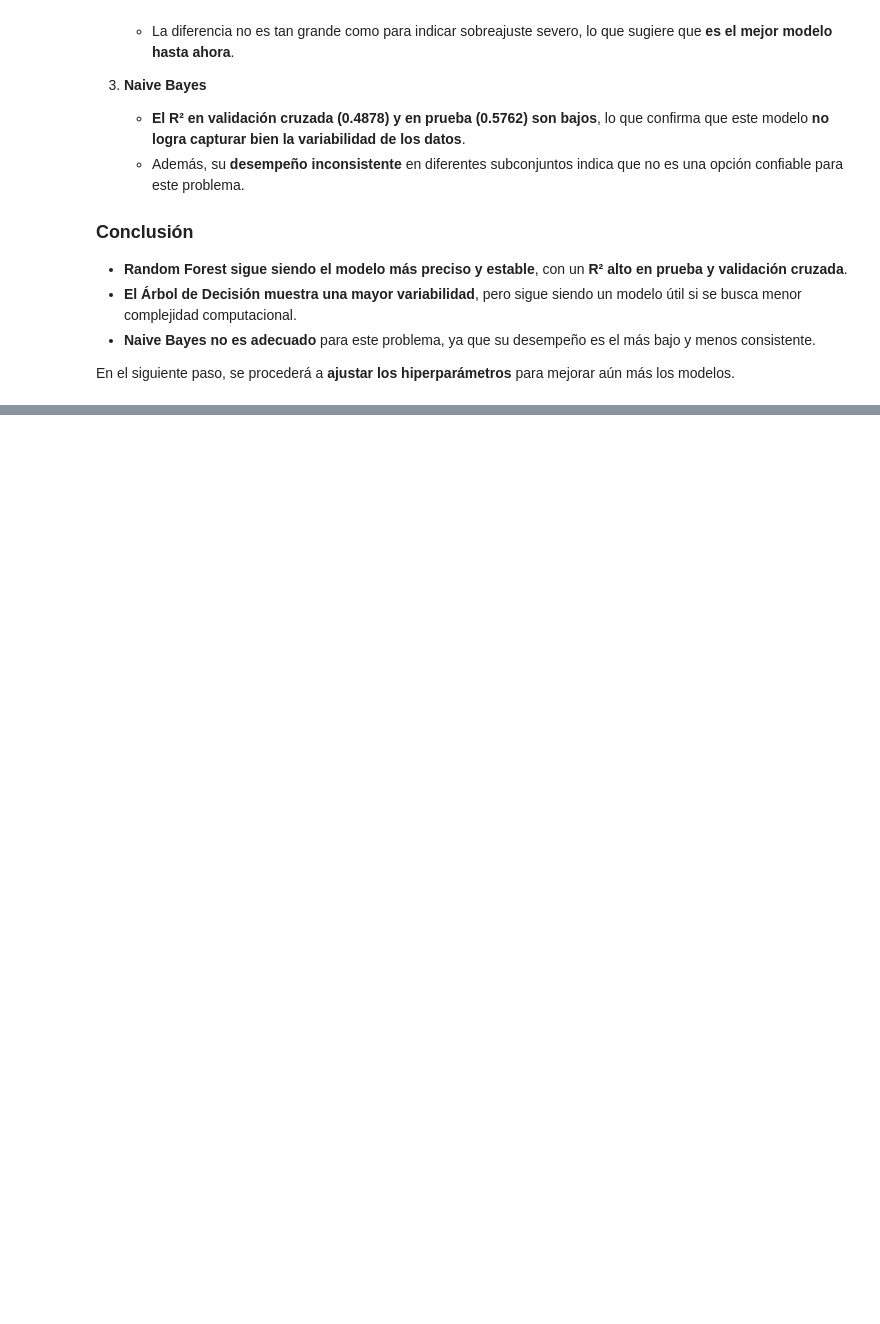
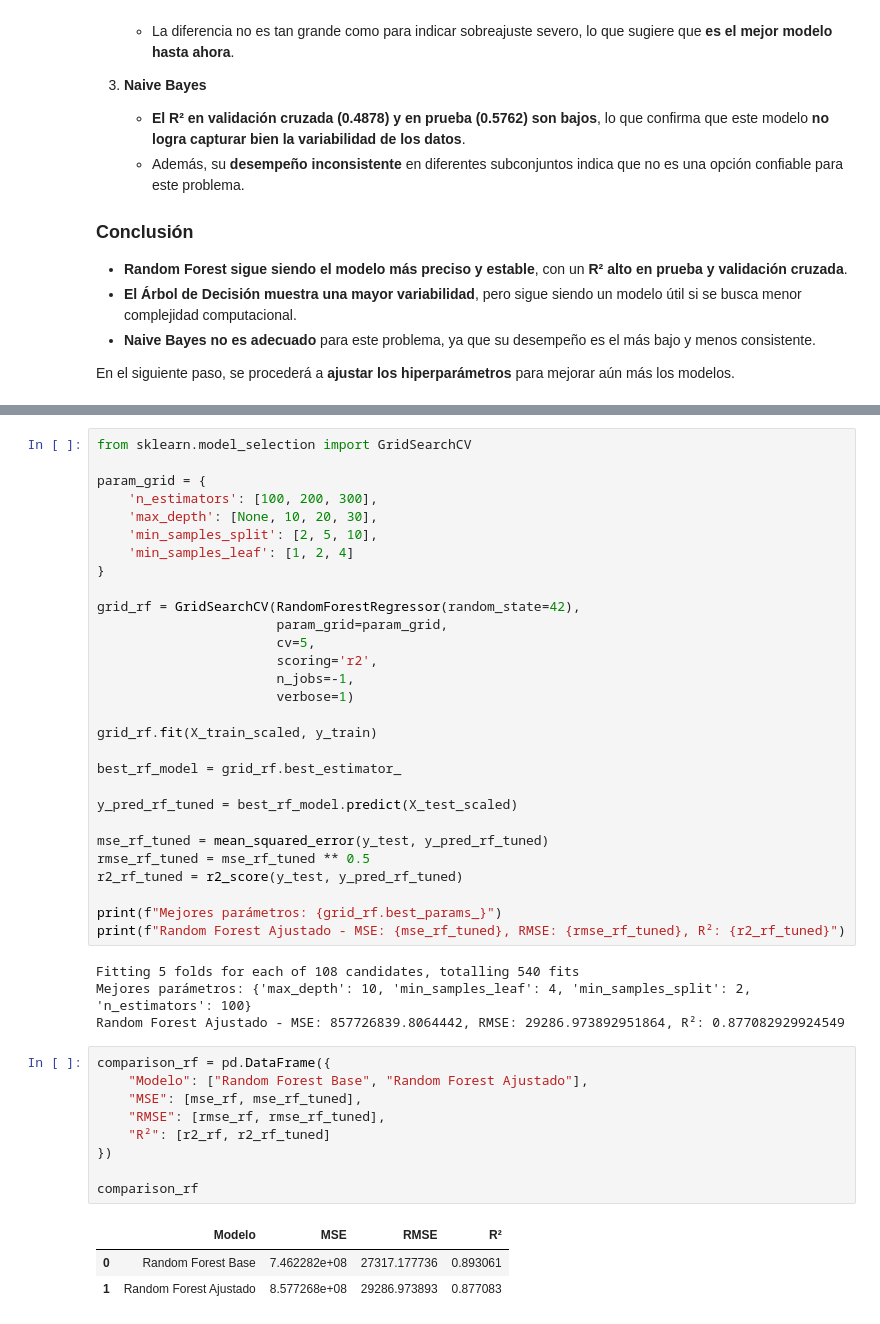
Before and after one commit to Diegoval-Dev/DM-HDT5, a Jupyter notebook: Bayes.ipynb, the cells around one changed output, grey strips where cells are left out. Cells and saved outputs as stored; diff of their text form; blank space fills up the shorter version.

Commit message:
feat: add analysis adjusting hiperparameters to verify the change between models (Random Forest and Decision Tree)

```diff
--- a/Bayes.ipynb
+++ b/Bayes.ipynb
@@ -570,0 +575,46 @@ En el siguiente paso, se procederá a **ajustar los hiperparámetros** para mejo
+# %%
+from sklearn.model_selection import GridSearchCV
+
+param_grid = {
+    'n_estimators': [100, 200, 300],
+    'max_depth': [None, 10, 20, 30],
+    'min_samples_split': [2, 5, 10],
+    'min_samples_leaf': [1, 2, 4]
+}
+
+grid_rf = GridSearchCV(RandomForestRegressor(random_state=42),
+                       param_grid=param_grid,
+                       cv=5,
+                       scoring='r2',
+                       n_jobs=-1,
+                       verbose=1)
+
+grid_rf.fit(X_train_scaled, y_train)
+
+best_rf_model = grid_rf.best_estimator_
+
+y_pred_rf_tuned = best_rf_model.predict(X_test_scaled)
+
+mse_rf_tuned = mean_squared_error(y_test, y_pred_rf_tuned)
+rmse_rf_tuned = mse_rf_tuned ** 0.5
+r2_rf_tuned = r2_score(y_test, y_pred_rf_tuned)
+
+print(f"Mejores parámetros: {grid_rf.best_params_}")
+print(f"Random Forest Ajustado - MSE: {mse_rf_tuned}, RMSE: {rmse_rf_tuned}, R²: {r2_rf_tuned}")
+# %% [output]
+Fitting 5 folds for each of 108 candidates, totalling 540 fits
+Mejores parámetros: {'max_depth': 10, 'min_samples_leaf': 4, 'min_samples_split': 2, 'n_estimators': 100}
+Random Forest Ajustado - MSE: 857726839.8064442, RMSE: 29286.973892951864, R²: 0.877082929924549
+# %%
+comparison_rf = pd.DataFrame({
+    "Modelo": ["Random Forest Base", "Random Forest Ajustado"],
+    "MSE": [mse_rf, mse_rf_tuned],
+    "RMSE": [rmse_rf, rmse_rf_tuned],
+    "R²": [r2_rf, r2_rf_tuned]
+})
+
+comparison_rf
+# %% [output]
+|  | Modelo | MSE | RMSE | R² |
+| 0 | Random Forest Base | 7.462282e+08 | 27317.177736 | 0.893061 |
+| 1 | Random Forest Ajustado | 8.577268e+08 | 29286.973893 | 0.877083 |
```
Also changed, not shown: parts of 5 cells of this notebook.
